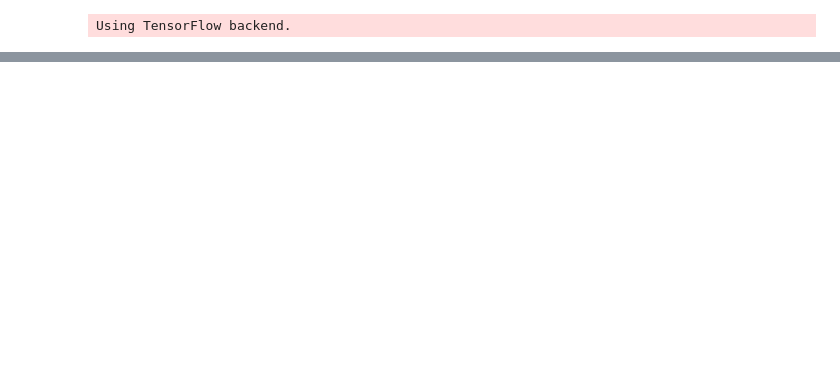
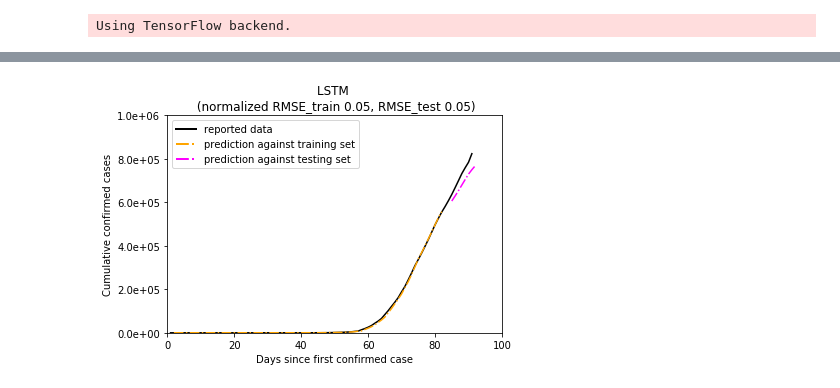
Before and after one commit to zhuowenzhao/COVID19-prediction, a Jupyter notebook: covid_slim.ipynb, the cells around one changed output, grey strips where cells are left out. Saved outputs shown, nothing was run; the diff lists cells and outputs as text; code cells hidden in the pictures; blank space fills up the shorter version.

```diff
--- a/covid_slim.ipynb
+++ b/covid_slim.ipynb
@@ -101,0 +175,78 @@ plt.show()
+# %%
+Data = np.array(usa_cum).reshape((len(usa_cum),1))
+ld = len(Data)
+
+def create_dataset(data, look_back=1):
+    f = len(data)-look_back
+    return data[:f],data[1:f+1]
+
+
+scaler = MinMaxScaler(feature_range=(0, 1))
+origData = np.copy(Data)
+dataset = scaler.fit_transform(origData) # normalize data
+
+train_size = int(np.round(len(dataset) * 0.90))
+test_size = len(dataset) - train_size
+train, test = dataset[0:train_size,:], dataset[train_size:,:]
+print(len(train), len(test))
+
+look_back = 1
+X_train, y_train = create_dataset(train, look_back)
+X_test, y_test = create_dataset(test, look_back)
+
+X_train = np.reshape(X_train, (X_train.shape[0], 1, X_train.shape[1]))
+X_test = np.reshape(X_test, (X_test.shape[0], 1, X_test.shape[1]))
+
+# create and fit the LSTM network
+model = Sequential()
+model.add(LSTM(4, input_shape=(1, look_back)))
+model.add(Dense(1))
+model.compile(loss='mean_squared_error', optimizer='adam')
+model.fit(X_train, y_train, epochs=50, batch_size=1, verbose=2)
+
+# make predictions
+trainPredict = model.predict(X_train)
+testPredict = model.predict(X_test)
+trainPredict = scaler.inverse_transform(trainPredict)
+y_train = scaler.inverse_transform(y_train)
+testPredict = scaler.inverse_transform(testPredict)
+y_test = scaler.inverse_transform(y_test)
+
+# calculate root mean squared error
+trainScore = math.sqrt(mean_squared_error(y_train[:,0], trainPredict[:,0]))
+print(len(y_train[:,0]))
+print(len(trainPredict[:,0]))
+print('train score: %.2f RMSE' % (trainScore))
+print('normalized train score: %.2f RMSE/mean' % (trainScore/np.mean(y_train[:,0])))
+testScore = math.sqrt(mean_squared_error(y_test[:,0], testPredict[:,0]))
+print('test score: %.2f RMSE' % (testScore))
+print('normalized test score: %.2f RMSE/mean' % (testScore/np.mean(y_test[:,0])))
+
+# plot baseline and predictions from the correct start point
+days_Data = np.arange(1, len(Data)+1,1)
+days_trainPred = np.arange(2, len(trainPredict)+2,1)
+days_testPred = np.arange(2, len(testPredict)+2,1)+len(trainPredict)+1+1
+
+print(f'Data {len(Data)}, train {len(trainPredict)}, test {len(testPredict)}')
+
+fig, ax = plt.subplots()
+ax.plot(days_Data,Data, color='k')
+ax.plot(days_trainPred,trainPredict, color='orange',linestyle = '-.')
+ax.plot(days_testPred,testPredict, color='magenta',linestyle = '-.')
+
+ax.set_xlabel('Days since first confirmed case')
+ax.set_ylabel('Cumulative confirmed cases')
+ax.set_xlim(0,100)
+ax.set_ylim(0,1e6)
+ax.set_title('LSTM \n (normalized RMSE_train {0:.2f}, RMSE_test {0:.2f})'.format(trainScore/np.mean(y_train[:,0]),testScore/np.mean(y_test[:,0])))
+ax.yaxis.set_major_formatter(ticker.FormatStrFormatter('%.1e'))
+
+legend_elements = [Line2D([0], [0], color='k', lw=2, label='reported data'),
+                   Line2D([0], [0], color='orange', lw=2,linestyle = '-.',label='prediction against training set'),
+                   Line2D([0], [0], color='magenta', lw=2, linestyle = '-.', label='prediction against testing set')]
+
+ax.legend(handles=legend_elements, loc='best')
+fig.savefig("LSTM.pdf", bbox_inches='tight')
+
+plt.show()
+# %% [output]
@@ -102 +270,2 @@ plt.show()
+[figure, added]
 # %%
```
Also changed, not shown: parts of 10 cells of this notebook.
